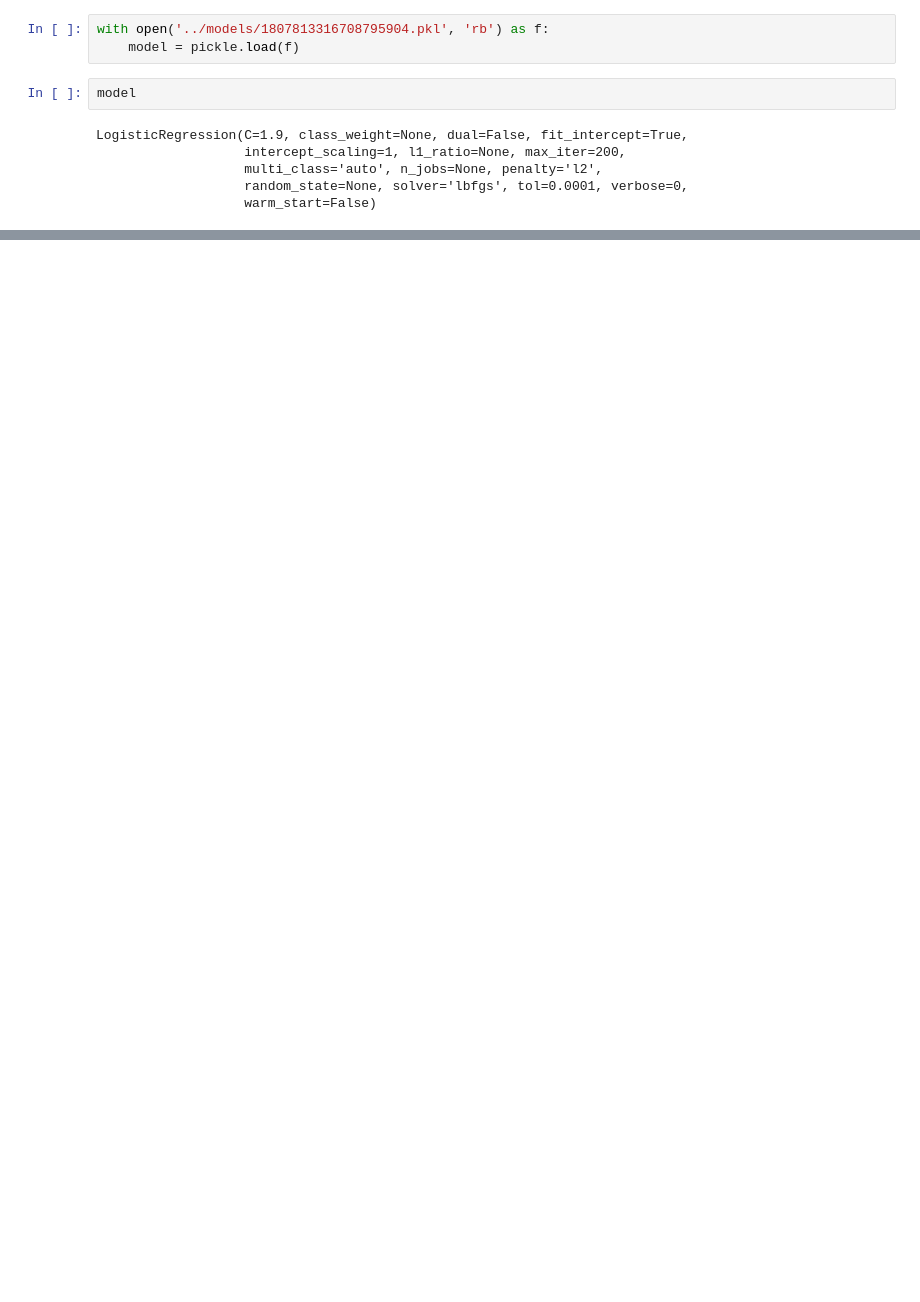
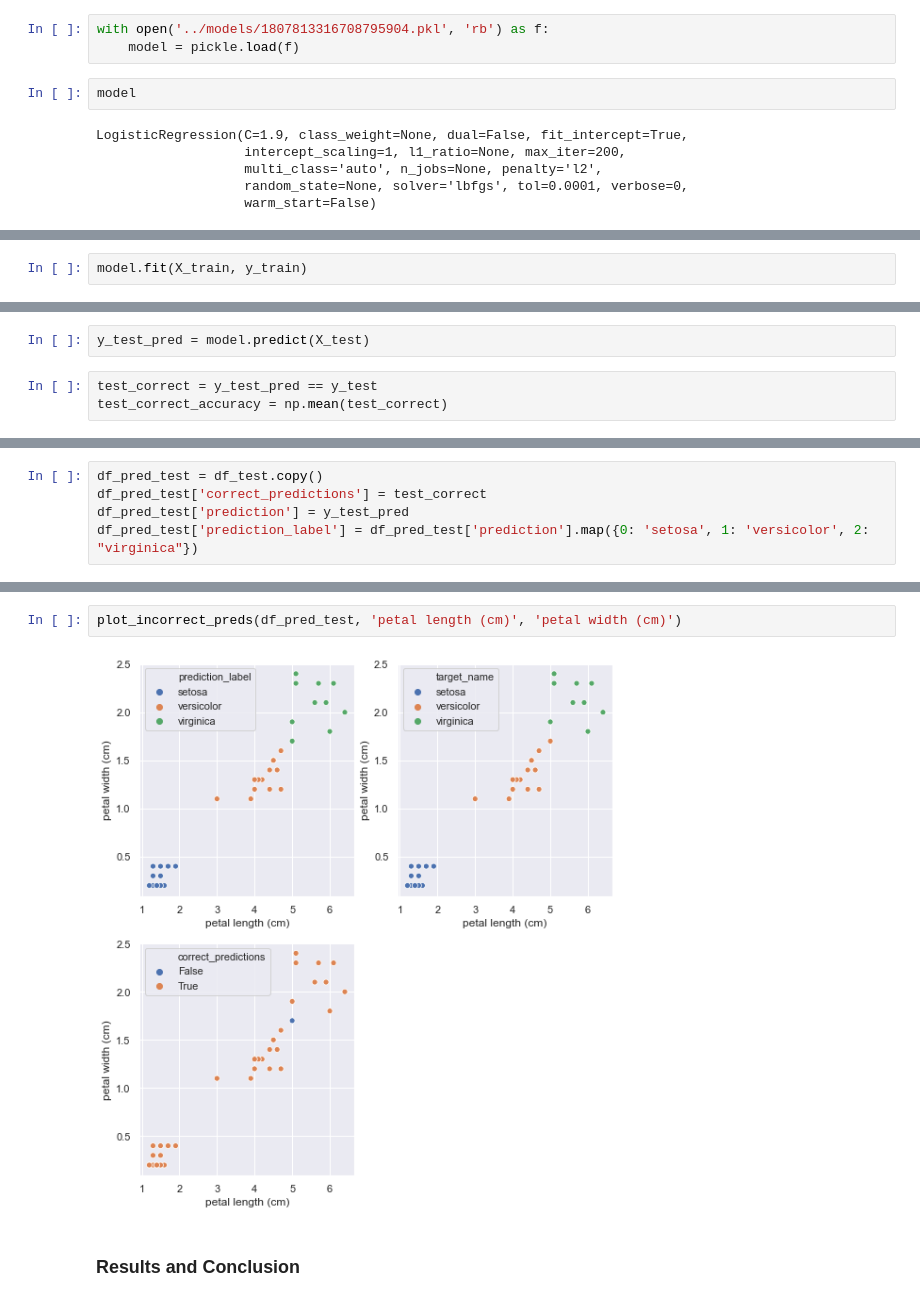
Before and after one commit to karthik-maddukuri/classic-iris-dataset, a Jupyter notebook: notebooks/IRIS.ipynb, the cells around one changed output, grey strips where cells are left out. Saved outputs shown, nothing was run; the diff lists cells and outputs as text; blank space fills up the shorter version.

Commit message:
Final Test set accuracy

```diff
--- a/notebooks/IRIS.ipynb
+++ b/notebooks/IRIS.ipynb
@@ -369,0 +375,2 @@ LogisticRegression(C=1.9, class_weight=None, dual=False, fit_intercept=True,
+# %%
+model.fit(X_train, y_train)
@@ -369,0 +383,5 @@ LogisticRegression(C=1.9, class_weight=None, dual=False, fit_intercept=True,
+# %%
+y_test_pred = model.predict(X_test)
+# %%
+test_correct = y_test_pred == y_test
+test_correct_accuracy = np.mean(test_correct)
@@ -369,0 +392,5 @@ LogisticRegression(C=1.9, class_weight=None, dual=False, fit_intercept=True,
+# %%
+df_pred_test = df_test.copy()
+df_pred_test['correct_predictions'] = test_correct
+df_pred_test['prediction'] = y_test_pred
+df_pred_test['prediction_label'] = df_pred_test['prediction'].map({0: 'setosa', 1: 'versicolor', 2: "virginica"})
@@ -369,0 +414,6 @@ LogisticRegression(C=1.9, class_weight=None, dual=False, fit_intercept=True,
+# %%
+plot_incorrect_preds(df_pred_test, 'petal length (cm)', 'petal width (cm)')
+# %% [output]
+[figure, added]
+# %% [markdown]
+### Results and Conclusion
```
Also changed, not shown: parts of 9 cells of this notebook.
